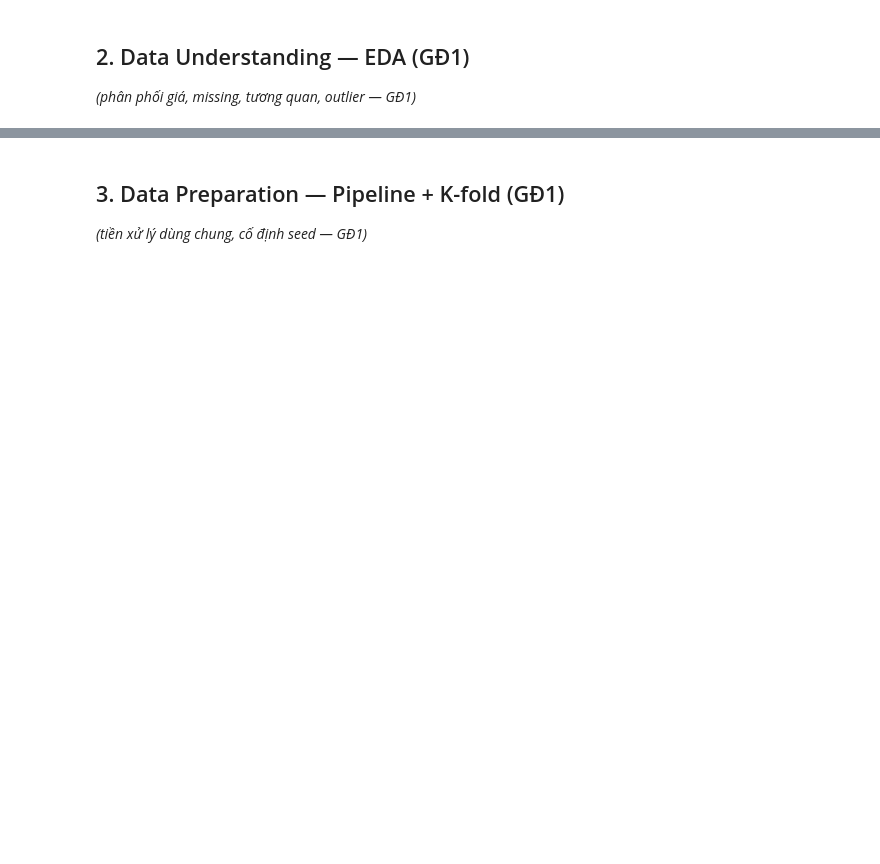
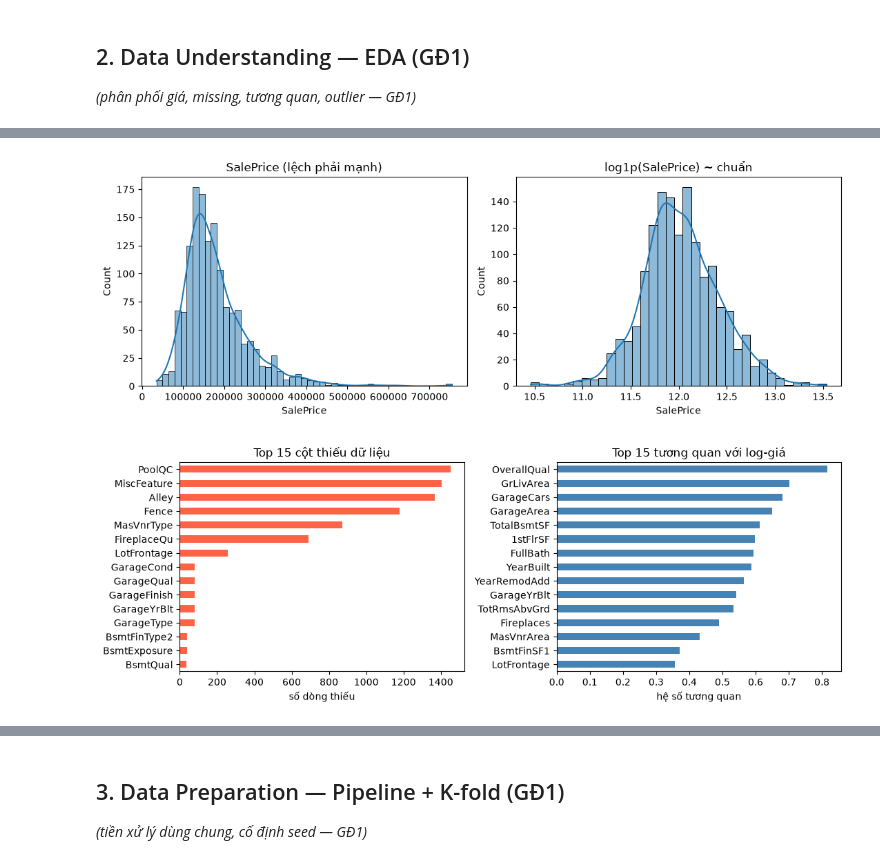
Before and after one commit to QuangMinh03042005/DeepLearningDDU1231, a Jupyter notebook: Lab02/lab02.ipynb, the cells around one changed output, grey strips where cells are left out. Saved outputs shown, nothing was run; the diff lists cells and outputs as text; code cells hidden in the pictures; blank space fills up the shorter version.

Commit message:
Lab02 GĐ1: EDA, pipeline, heatmap tương quan (tiếng Việt có dấu)

```diff
--- a/Lab02/lab02.ipynb
+++ b/Lab02/lab02.ipynb
@@ -104,0 +169,20 @@ helpers OK: 0.09999999999999964
+# %%
+# --- Tương quan biến số với giá + độ phong phú biến phân loại + outlier ---
+num = train.select_dtypes(include=[np.number]).drop(
+    columns=["Id", "SalePrice"]
+)  # chỉ biến số
+corr = num.corrwith(np.log1p(y)).sort_values(
+    ascending=False
+)  # tương quan với log-giá (khớp metric)
+print("Top tương quan dương:")
+print(corr.head(8).round(3))
+print("Top tương quan âm:")
+print(corr.tail(3).round(3))
+cat = train.select_dtypes(exclude=[np.number]).columns  # các cột phân loại (chuỗi)
+print("Số cột phân loại:", len(cat), "| nhiều mức nhất:")
+print(train[cat].nunique().sort_values(ascending=False).head(8))  # đếm số mức mỗi cột
+out = train[train["GrLivArea"] > 4000][
+    ["GrLivArea", "SalePrice"]
+]  # outlier paper đã cảnh báo
+print(f"Số nhà GrLivArea>4000: {len(out)}")
+print(out.to_string())
@@ -104,0 +207,60 @@ helpers OK: 0.09999999999999964
+# %%
+# --- Vẽ 4 biểu đồ EDA, vừa hiển thị vừa lưu cho báo cáo ---
+FIG = EXP / "figures"
+FIG.mkdir(parents=True, exist_ok=True)  # thư mục chứa ảnh (không commit)
+fig, ax = plt.subplots(1, 2, figsize=(11, 4))  # 2 ô cạnh nhau: giá gốc vs log-giá
+sns.histplot(y, kde=True, ax=ax[0])
+ax[0].set_title("SalePrice (lệch phải mạnh)")  # đuôi dài bên phải
+sns.histplot(np.log1p(y), kde=True, ax=ax[1])
+ax[1].set_title("log1p(SalePrice) ~ chuẩn")  # đối xứng hơn
+fig.tight_layout()
+fig.savefig(FIG / "eda_gia.png", dpi=100)
+plt.show()
+fig, ax = plt.subplots(1, 2, figsize=(11, 4))
+miss.head(15).sort_values().plot.barh(
+    ax=ax[0], color="tomato"
+)  # 15 cột thiếu nhiều nhất
+ax[0].set_title("Top 15 cột thiếu dữ liệu")
+ax[0].set_xlabel("số dòng thiếu")
+corr.head(15).sort_values().plot.barh(
+    ax=ax[1], color="steelblue"
+)  # 15 biến số liên quan nhất
+ax[1].set_title("Top 15 tương quan với log-giá")
+ax[1].set_xlabel("hệ số tương quan")
+fig.tight_layout()
+fig.savefig(FIG / "eda_missing_corr.png", dpi=100)
+plt.show()
+fig, ax = plt.subplots(figsize=(7, 4))
+ax.scatter(train["GrLivArea"], y, s=10, alpha=0.5)  # mỗi chấm là 1 căn nhà
+ax.set_xlabel("GrLivArea (sqft)")
+ax.set_ylabel("SalePrice")
+ax.set_title("Giá theo diện tích ở (lộ outlier phải)")
+fig.tight_layout()
+fig.savefig(FIG / "eda_outlier.png", dpi=100)
+plt.show()
+# --- Heatmap: nhìn 1 ảnh thấy ngay cụm biến nào đi cùng nhau ---
+top15 = corr.head(15).index.tolist()  # 15 biến số liên quan nhất toi gia
+sub = train[top15].copy()
+sub["log_giá"] = np.log1p(y)  # thêm cột log-giá để đối chiếu
+C = sub.corr()  # ma trận tương quan đôi một
+fig, ax = plt.subplots(figsize=(10, 8))  # ô vuông để dễ đọc
+sns.heatmap(
+    C,
+    annot=True,
+    fmt=".2f",
+    cmap="coolwarm",
+    center=0,
+    square=True,  # số trên từng ô, đỏ=xanh theo dấu
+    cbar_kws={"label": "hệ số tương quan"},
+    ax=ax,
+)
+ax.set_title(
+    "Heatmap: 15 biến mạnh nhất + log-giá"
+)  # cụm Garage/DT nằm sát nhau = đa cộng tuyến
+fig.tight_layout()
+fig.savefig(FIG / "eda_corr_heatmap.png", dpi=100)
+plt.show()
+print("Đã lưu ảnh vào", FIG)
+# %% [output]
+[figure, added]
+[figure, added]
```
Also changed, not shown: parts of 11 cells of this notebook, 2 other files.
